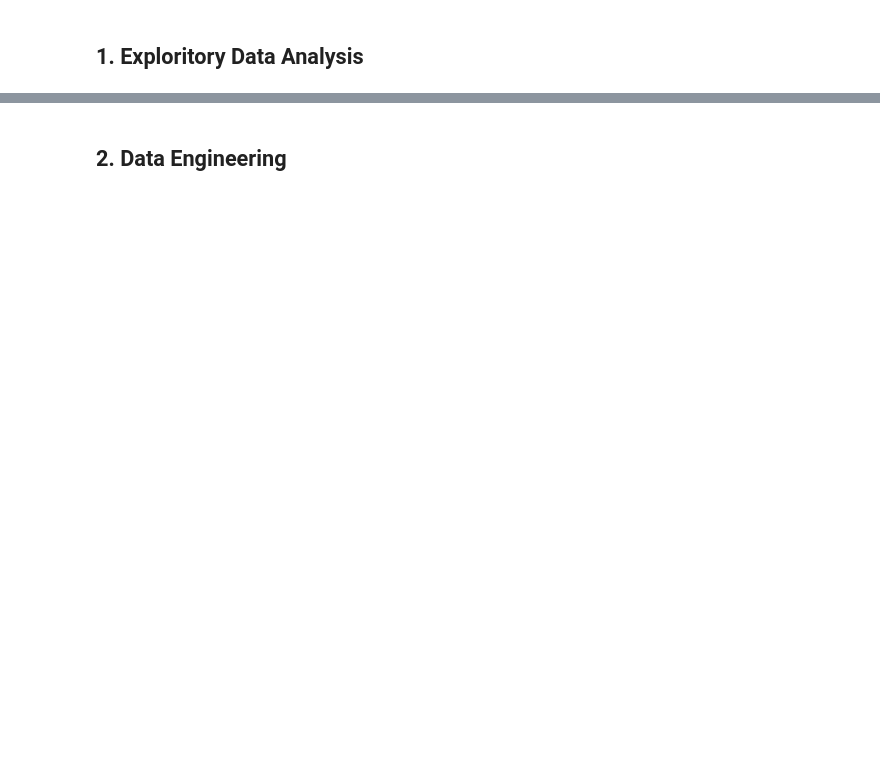
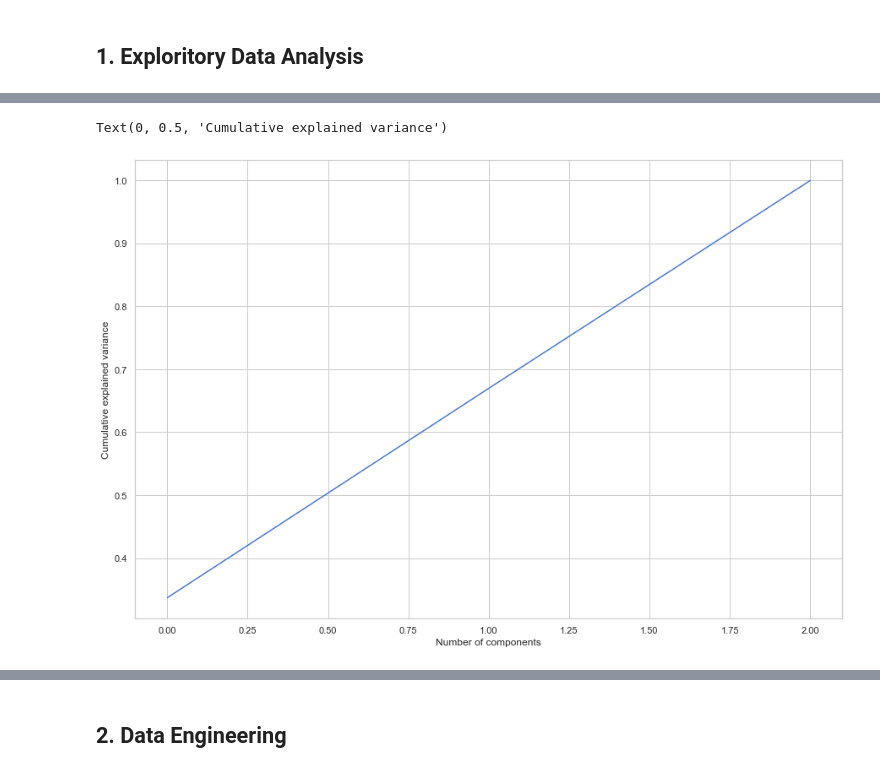
Before and after one commit to Leham-Greeves/JS7_Notebook_Reprository, a Jupyter notebook: unsupervised_learning_notebook.ipynb, the cells around one changed output, grey strips where cells are left out. Saved outputs shown, nothing was run; the diff lists cells and outputs as text; code cells hidden in the pictures; blank space fills up the shorter version.

```diff
--- a/unsupervised_learning_notebook.ipynb
+++ b/unsupervised_learning_notebook.ipynb
@@ -18,2 +113,8 @@ Do not modify or remove any of the code in these cells.
+# %%
+train = pd.read_csv('train.csv')
+test = pd.read_csv('test.csv')
+# %%
+labels = ['timestamp']
+features = [col for col in train.columns if col not in labels]
 # %% [markdown]
 ## 1. Exploritory Data Analysis
@@ -19,0 +208,10 @@ Do not modify or remove any of the code in these cells.
+# %%
+# create scaler object
+scaler = StandardScaler()
+
+# define scaled data frame variable
+
+train_scaled = preprocessing.scale(train[features])
+train_scaled = pd.DataFrame(train_scaled)
+# plot boxplots using scaled data
+train_scaled[:1000].iplot(kind='box', title="Boxplots of Features (Scaled)")
@@ -19,0 +232,18 @@ Do not modify or remove any of the code in these cells.
+# %%
+# define PCA object
+pca = PCA()
+
+# fit the PCA model to our data and apply the dimensionality reduction
+prin_comp = pca.fit_transform(train_scaled)
+
+# create a dataframe containing the principal components
+pca_df = pd.DataFrame(data = prin_comp)
+
+
+# plot line graph of cumulative variance explained
+plt.plot(np.cumsum(pca.explained_variance_ratio_))
+plt.xlabel('Number of components')
+plt.ylabel('Cumulative explained variance')
+# %% [output]
+Text(0, 0.5, 'Cumulative explained variance')
+[figure, added]
```
Also changed, not shown: parts of 36 cells of this notebook.
